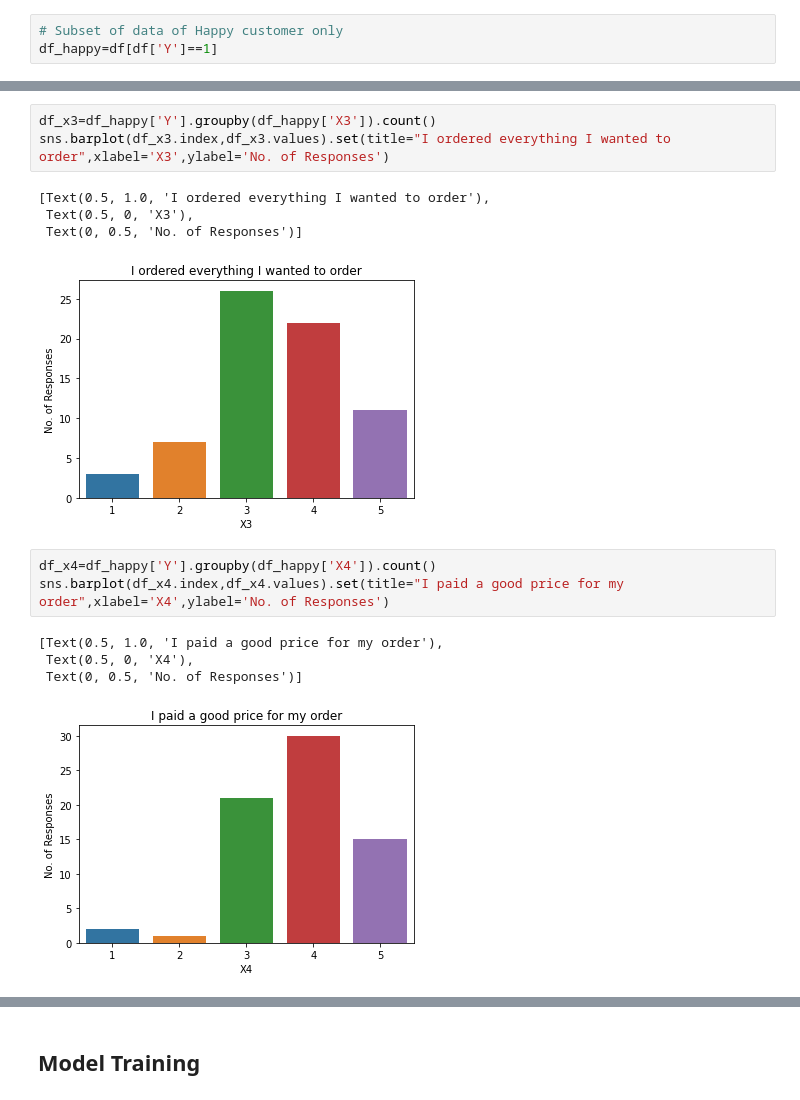
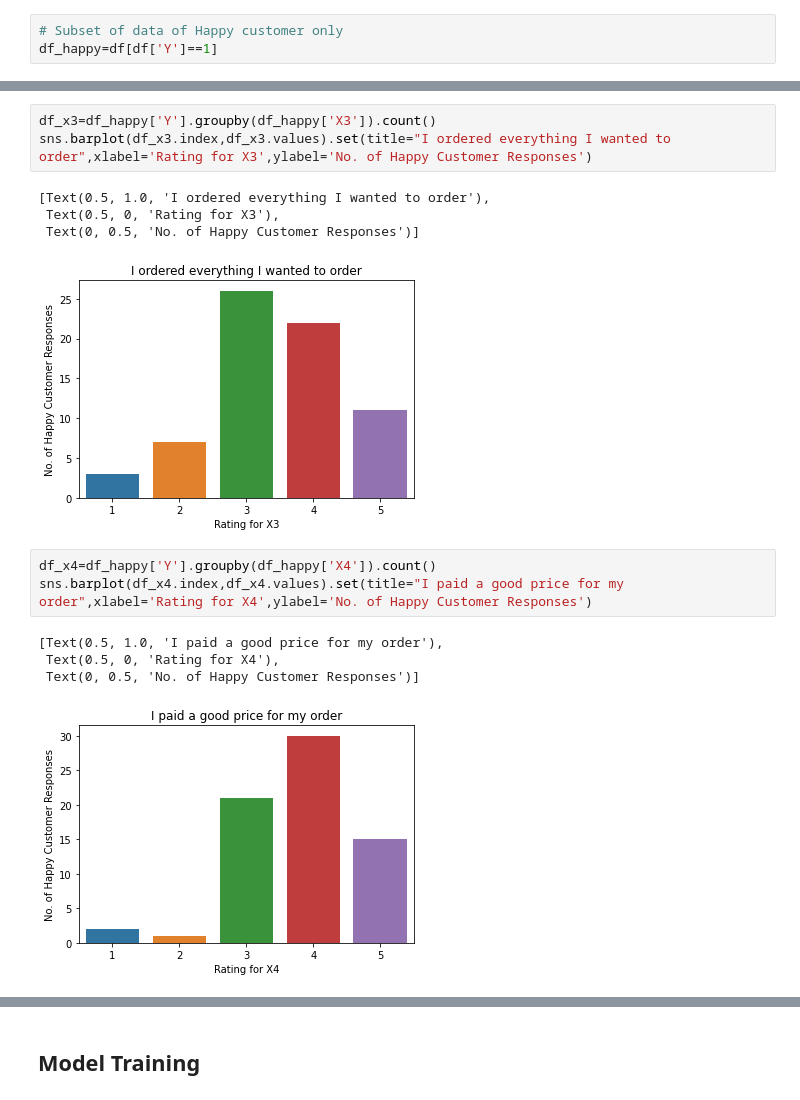
Before and after one commit to pchopalli/prashant, a Jupyter notebook: notebooks/happycustomers/1_prashant_happy_customer.ipynb, the cells around one changed output, grey strips where cells are left out. Saved outputs shown, nothing was run; the diff lists cells and outputs as text.

```diff
--- a/notebooks/happycustomers/1_prashant_happy_customer.ipynb
+++ b/notebooks/happycustomers/1_prashant_happy_customer.ipynb
@@ -116,18 +116,18 @@ sns.barplot(df_x2.index,df_x2.values).set(title="Contents of my order was as I e
 # %%
 df_x3=df_happy['Y'].groupby(df_happy['X3']).count()
-sns.barplot(df_x3.index,df_x3.values).set(title="I ordered everything I wanted to order",xlabel='X3',ylabel='No. of Responses')
+sns.barplot(df_x3.index,df_x3.values).set(title="I ordered everything I wanted to order",xlabel='Rating for X3',ylabel='No. of Happy Customer Responses')
 # %% [output]
 [Text(0.5, 1.0, 'I ordered everything I wanted to order'),
- Text(0.5, 0, 'X3'),
- Text(0, 0.5, 'No. of Responses')]
+ Text(0.5, 0, 'Rating for X3'),
+ Text(0, 0.5, 'No. of Happy Customer Responses')]
-[figure, old version]
+[figure, new version]
 # %%
 df_x4=df_happy['Y'].groupby(df_happy['X4']).count()
-sns.barplot(df_x4.index,df_x4.values).set(title="I paid a good price for my order",xlabel='X4',ylabel='No. of Responses')
+sns.barplot(df_x4.index,df_x4.values).set(title="I paid a good price for my order",xlabel='Rating for X4',ylabel='No. of Happy Customer Responses')
 # %% [output]
 [Text(0.5, 1.0, 'I paid a good price for my order'),
- Text(0.5, 0, 'X4'),
- Text(0, 0.5, 'No. of Responses')]
+ Text(0.5, 0, 'Rating for X4'),
+ Text(0, 0.5, 'No. of Happy Customer Responses')]
-[figure, old version]
+[figure, new version]
 # %%
 df_x5=df_happy['Y'].groupby(df_happy['X5']).count()
```
Also changed, not shown: parts of 9 cells of this notebook.
